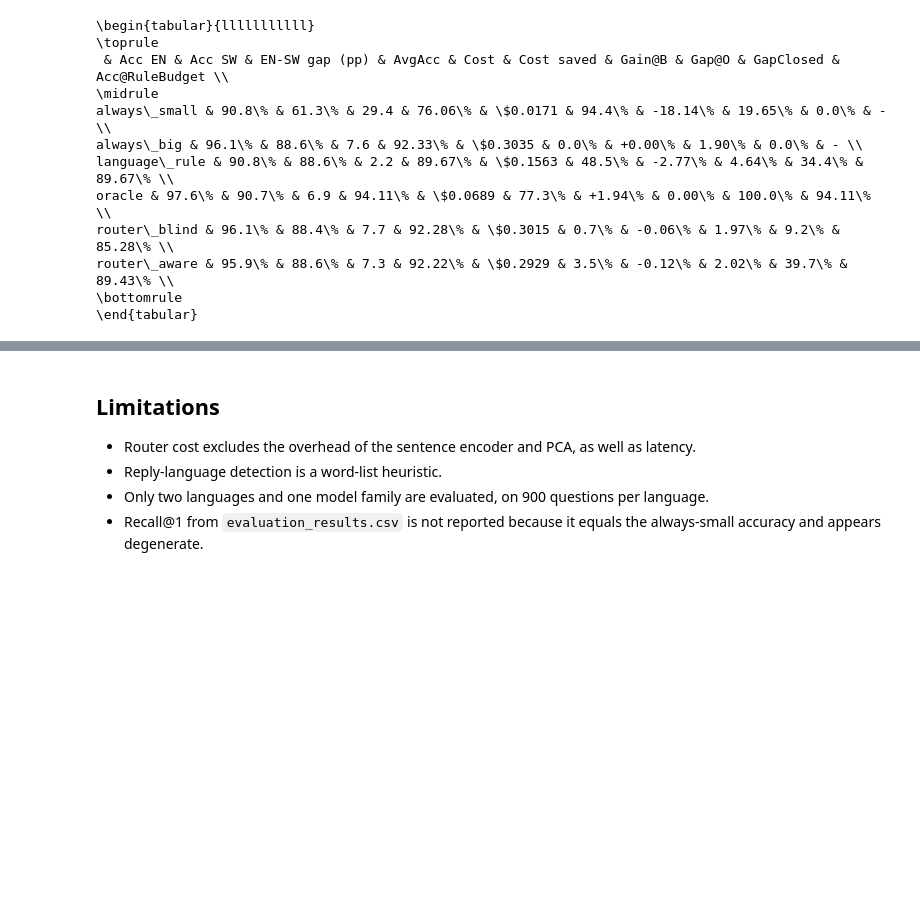
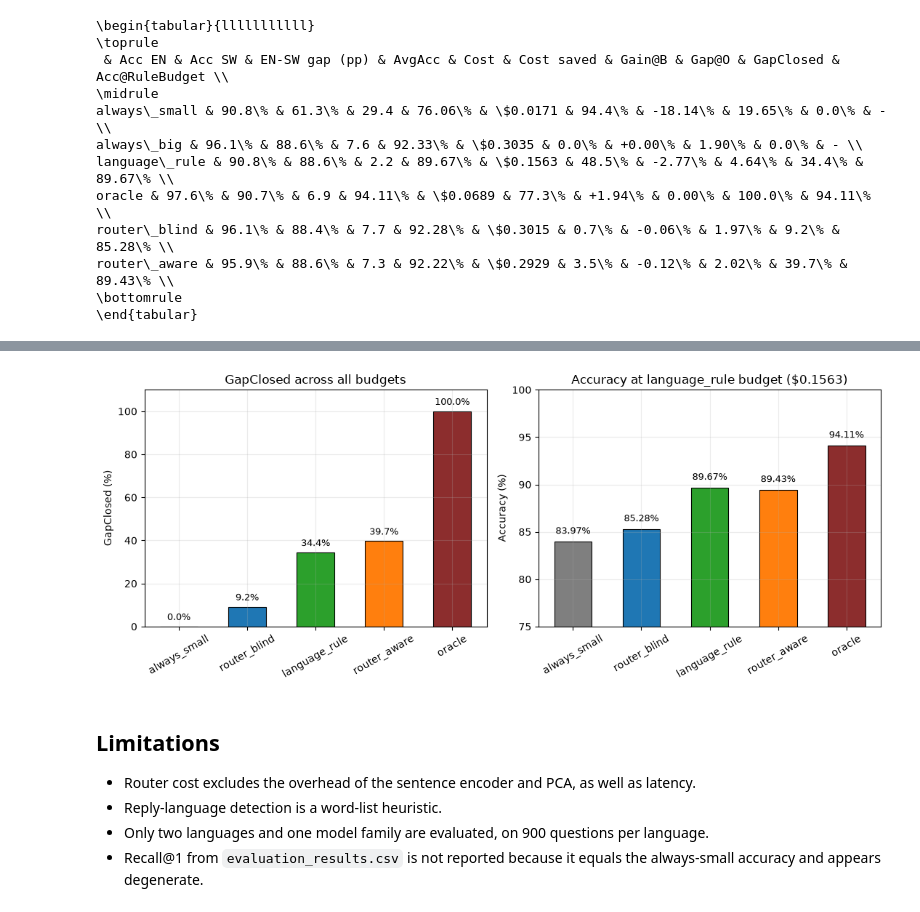
Before and after one commit to Essentials-HS26-UZH/Lost-in-Routing, a Jupyter notebook: src/analysis.ipynb, the cells around one changed output, grey strips where cells are left out. Saved outputs shown, nothing was run; the diff lists cells and outputs as text; code cells hidden in the pictures; blank space fills up the shorter version.

Commit message:
doc(analysis.ipynb): Added Interpretation and Graphic to explain Findings

```diff
--- a/src/analysis.ipynb
+++ b/src/analysis.ipynb
@@ -780,3 +818,52 @@ router\_aware & 95.9\% & 88.6\% & 7.3 & 92.22\% & \$0.2929 & 3.5\% & -0.12\% & 2
+# %%
+# 1. Daten direkt aus dem Report / curve_tab vorbereiten
+methods = ['always_small', 'router_blind', 'language_rule', 'router_aware', 'oracle',]
+# Farben konsistent zu euren bisherigen Plots:
+# Grau (Small/Random), Blau (Blind), Grün (Rule), Orange (Aware), Dunkelrot (Oracle)
+colors = ['#7f7f7f', '#1f77b4', '#2ca02c', '#ff7f0e', '#8c2d2d']
+
+gap_closed_vals = [0.0, report.loc['router_blind', 'GapClosed'] * 100, report.loc['language_rule', 'GapClosed'] * 100,
+    report.loc['router_aware', 'GapClosed'] * 100, 100.0,
+]
+
+acc_rule_budget_vals = [83.97,  # Random Mix / Single-Modell-Hülle am Rule-Budget ($0.1563)
+    report.loc['router_blind', 'Acc@RuleBudget'] * 100, report.loc['language_rule', 'Acc@RuleBudget'] * 100,
+    report.loc['router_aware', 'Acc@RuleBudget'] * 100, report.loc['oracle', 'Acc@RuleBudget'] * 100,
+]
+
+# 2. Subplots im gleichen schlichten Design erstellen
+fig, axes = plt.subplots(1, 2, figsize=(11, 4.5))
+
+# --- Panel 1: GapClosed (%) ---
+ax1 = axes[0]
+bars1 = ax1.bar(methods, gap_closed_vals, color=colors, width=0.55, edgecolor='black', linewidth=0.8,)
+ax1.set_title('GapClosed across all budgets')
+ax1.set_ylabel('GapClosed (%)')
+ax1.set_ylim(0, 110)
+ax1.grid(alpha=0.25)
+ax1.tick_params(axis='x', rotation=30)
+
+for bar in bars1:
+  yval = bar.get_height()
+  ax1.text(bar.get_x() + bar.get_width() / 2, yval + 2, f'{yval:.1f}%', ha='center', va='bottom',fontsize=9,)
+
+# --- Panel 2: Acc@RuleBudget (%) ---
+ax2 = axes[1]
+bars2 = ax2.bar(methods, acc_rule_budget_vals, color=colors, width=0.55, edgecolor='black', linewidth=0.8,)
+ax2.set_title('Accuracy at language_rule budget ($0.1563)')
+ax2.set_ylabel('Accuracy (%)')
+ax2.set_ylim(75, 100)
+ax2.grid(alpha=0.25)
+ax2.tick_params(axis='x', rotation=30)
+
+for bar in bars2:
+  yval = bar.get_height()
+  ax2.text(bar.get_x() + bar.get_width() / 2, yval + 0.6, f'{yval:.2f}%', ha='center', va='bottom', fontsize=9,)
+
+fig.tight_layout()
+plt.show()
+# %% [output]
+[figure, added]
 # %% [markdown]
 ## Limitations
 
```
Also changed, not shown: parts of 6 cells of this notebook, 1 other file.
